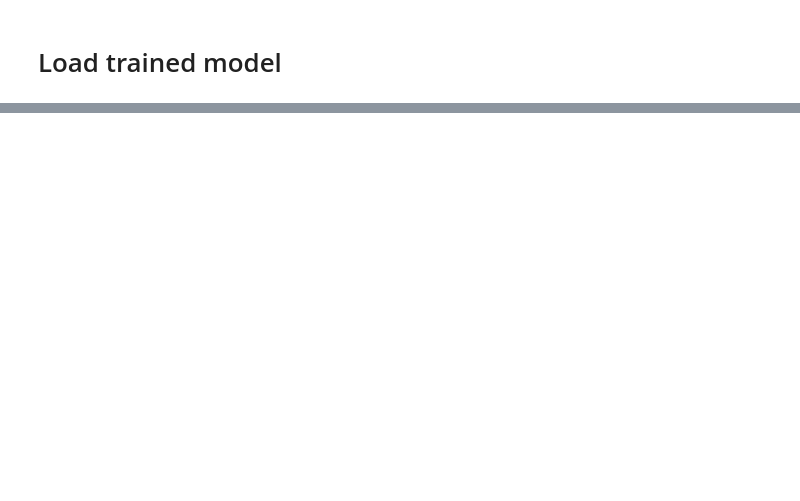
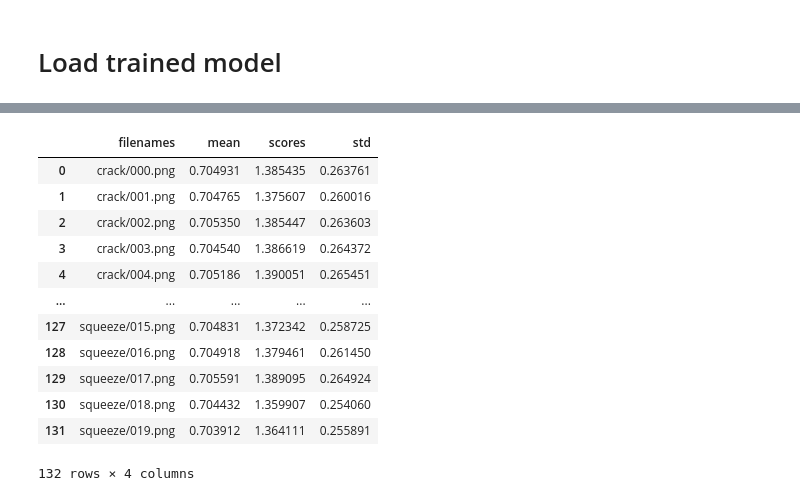
Before and after one commit to AdneneBoumessouer/MVTec-Anomaly-Detection, a Jupyter notebook: inspect_trained_model.ipynb, the cells around one changed output, grey strips where cells are left out. Cells and saved outputs as stored; diff of their text form; code cells hidden in the pictures; blank space fills up the shorter version.

```diff
--- a/inspect_trained_model.ipynb
+++ b/inspect_trained_model.ipynb
@@ -442,0 +75,16 @@ plt.show()
+# %%
+df_test
+# %% [output]
+|  | filenames | mean | scores | std |
+| 0 | crack/000.png | 0.704931 | 1.385435 | 0.263761 |
+| 1 | crack/001.png | 0.704765 | 1.375607 | 0.260016 |
+| 2 | crack/002.png | 0.705350 | 1.385447 | 0.263603 |
+| 3 | crack/003.png | 0.704540 | 1.386619 | 0.264372 |
+| 4 | crack/004.png | 0.705186 | 1.390051 | 0.265451 |
+| ... | ... | ... | ... | ... |
+| 127 | squeeze/015.png | 0.704831 | 1.372342 | 0.258725 |
+| 128 | squeeze/016.png | 0.704918 | 1.379461 | 0.261450 |
+| 129 | squeeze/017.png | 0.705591 | 1.389095 | 0.264924 |
+| 130 | squeeze/018.png | 0.704432 | 1.359907 | 0.254060 |
+| 131 | squeeze/019.png | 0.703912 | 1.364111 | 0.255891 |
+132 rows × 4 columns
```
Also changed, not shown: parts of 78 cells of this notebook.
